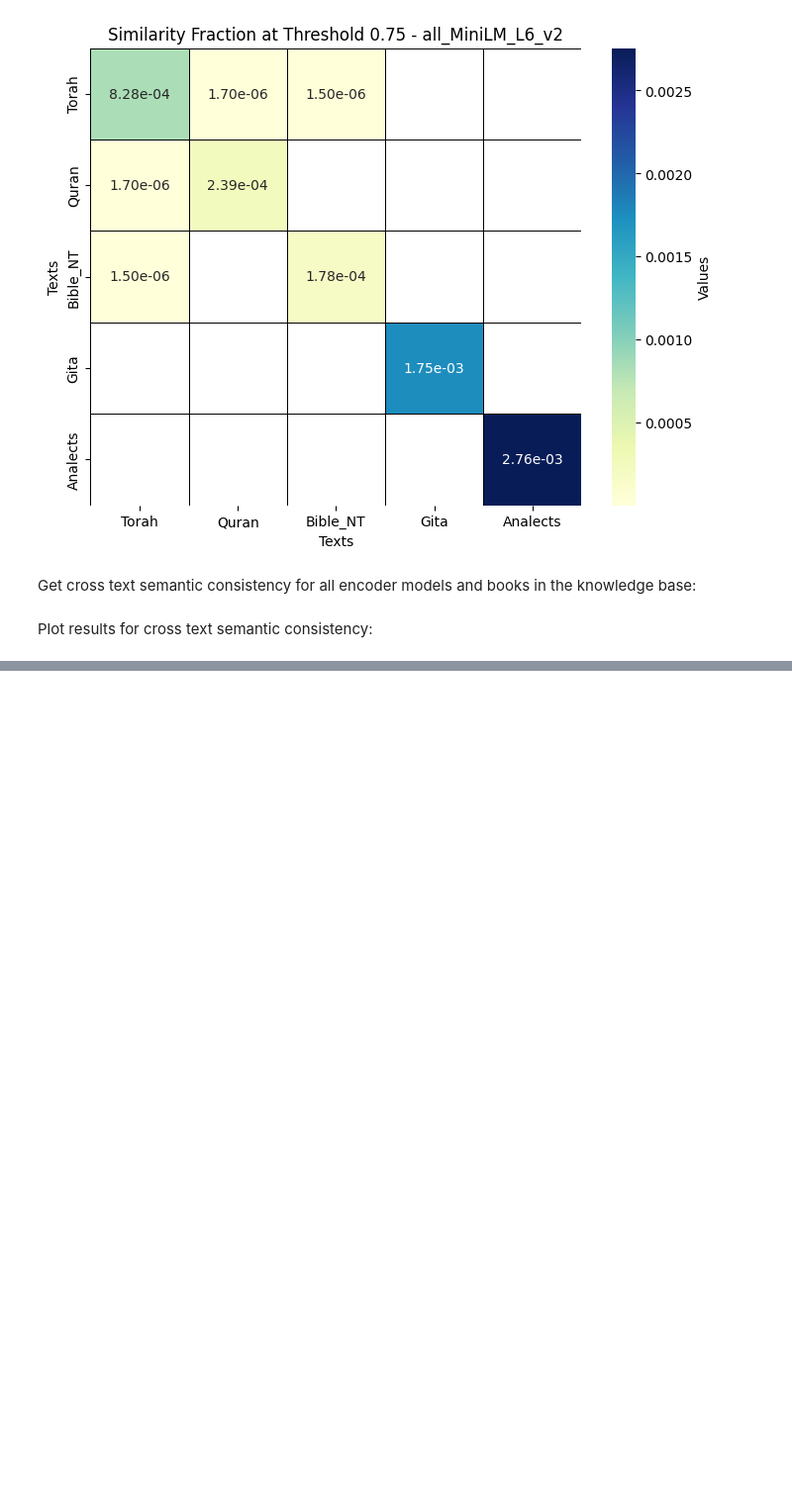
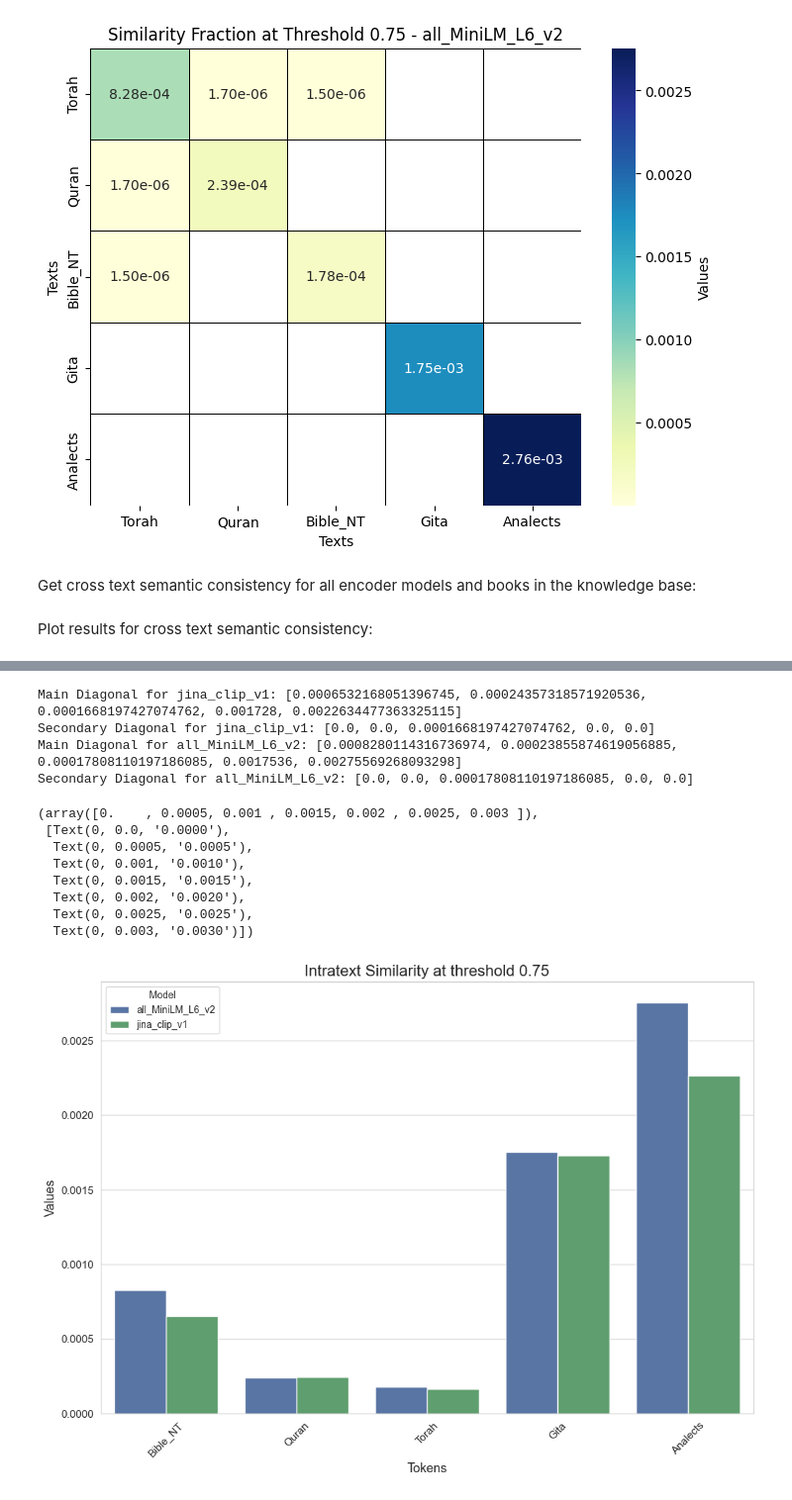
Before and after one commit to JoaoRibeiroMedeiros/RAGenesisOSS, a Jupyter notebook: notebooks/cross_text_consistency.ipynb, the cells around one changed output, grey strips where cells are left out. Shown at 99% size. Cells and saved outputs as stored; diff of their text form; code cells hidden in the pictures; blank space fills up the shorter version.

```diff
--- a/notebooks/cross_text_consistency.ipynb
+++ b/notebooks/cross_text_consistency.ipynb
@@ -81,0 +163,68 @@ for encoder_model in encoder_models:
+# %%
+# Function to extract diagonals
+def get_diagonals(data, model_name):
+    main_diagonal = []
+    secondary_diagonal = []
+
+    keys = list(data[model_name].keys())
+    n = len(keys)
+
+    for i in range(n):
+        # Main diagonal (i, i)
+        main_diagonal.append(data[model_name][keys[i]][keys[i]])
+
+        # Secondary diagonal (i, n-i-1)
+        secondary_diagonal.append(data[model_name][keys[i]][keys[n-i-1]])
+
+    return main_diagonal, secondary_diagonal
+
+# Get diagonals for both models
+main_diag_jina, sec_diag_jina = get_diagonals(similarity_fraction_at_threshold_dict, 'jina_clip_v1')
+main_diag_all, sec_diag_all = get_diagonals(similarity_fraction_at_threshold_dict, 'all_MiniLM_L6_v2')
+
+print("Main Diagonal for jina_clip_v1:", main_diag_jina)
+print("Secondary Diagonal for jina_clip_v1:", sec_diag_jina)
+
+print("Main Diagonal for all_MiniLM_L6_v2:", main_diag_all)
+print("Secondary Diagonal for all_MiniLM_L6_v2:", sec_diag_all)
+# %% [output]
+Main Diagonal for jina_clip_v1: [0.0006532168051396745, 0.00024357318571920536, 0.0001668197427074762, 0.001728, 0.0022634477363325115]
+Secondary Diagonal for jina_clip_v1: [0.0, 0.0, 0.0001668197427074762, 0.0, 0.0]
+Main Diagonal for all_MiniLM_L6_v2: [0.0008280114316736974, 0.00023855874619056885, 0.00017808110197186085, 0.0017536, 0.00275569268093298]
+Secondary Diagonal for all_MiniLM_L6_v2: [0.0, 0.0, 0.00017808110197186085, 0.0, 0.0]
+# %%
+# Prepare data for DataFrame
+models =  ['all_MiniLM_L6_v2'] * len(main_diag_all) + ['jina_clip_v1'] * len(main_diag_jina)
+books = ["Bible_NT", "Quran", "Torah", "Gita", "Analects"]  + ["Bible_NT", "Quran", "Torah", "Gita", "Analects"]
+values =  main_diag_all + main_diag_jina
+
+# Create a DataFrame for better manipulation
+df = pd.DataFrame({
+    'Books': books,
+    'Model': models,
+    'Value': values
+})
+
+# Plotting
+plt.figure(figsize=(12, 8))
+sns.set_style("whitegrid")
+
+# Create the bar plot
+bars = sns.barplot(x='Books', y='Value', hue='Model', data=df, palette=[  "#4C72B0", "#55A868"])
+
+# Customize the plot further
+plt.title("Intratext Similarity at threshold 0.75", fontsize=16)
+plt.xlabel("Tokens", fontsize=13)
+plt.ylabel("Values", fontsize=13)
+plt.xticks(rotation=45, fontsize=11)
+plt.yticks(fontsize=11)
+# %% [output]
+(array([0.    , 0.0005, 0.001 , 0.0015, 0.002 , 0.0025, 0.003 ]),
+ [Text(0, 0.0, '0.0000'),
+  Text(0, 0.0005, '0.0005'),
+  Text(0, 0.001, '0.0010'),
+  Text(0, 0.0015, '0.0015'),
+  Text(0, 0.002, '0.0020'),
+  Text(0, 0.0025, '0.0025'),
+  Text(0, 0.003, '0.0030')])
+[figure, added]
```
Also changed, not shown: parts of 10 cells of this notebook, 5 other files.
